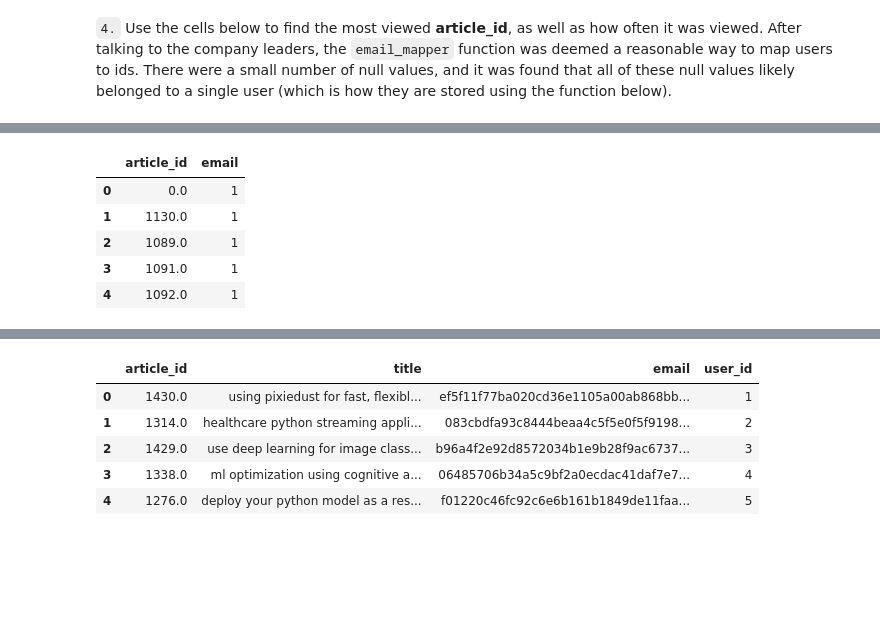
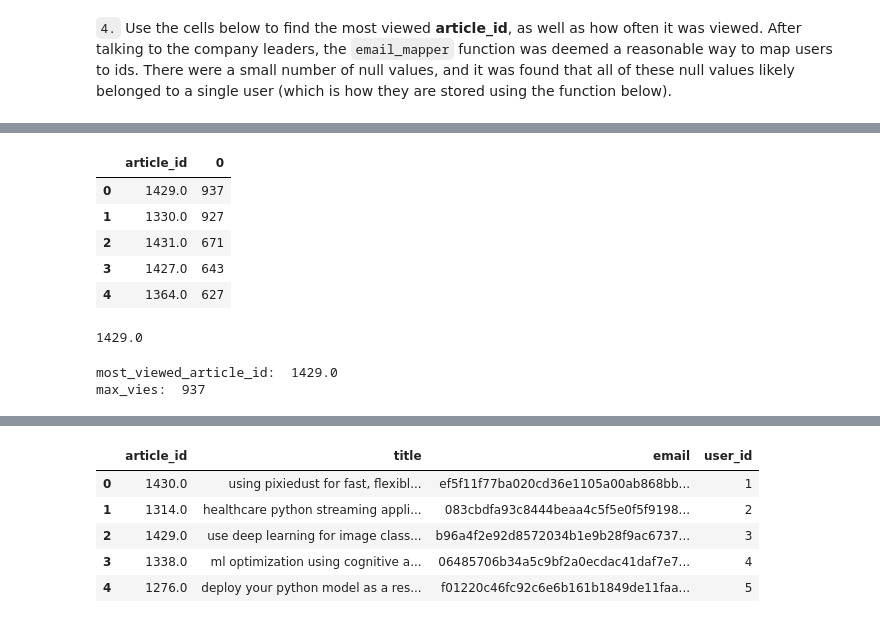
Before and after one commit to bvcmartins/recommendations_IBM, a Jupyter notebook: recommendations.ipynb, the cells around one changed output, grey strips where cells are left out. Saved outputs shown, nothing was run; the diff lists cells and outputs as text; code cells hidden in the pictures; blank space fills up the shorter version.

```diff
--- a/recommendations.ipynb
+++ b/recommendations.ipynb
@@ -253,14 +230,22 @@ user_article_interactions
 # %%
-top5 = df_merge.groupby('article_id').agg({'email':'size'}).sort_values('email', ascending=False).\
-reset_index().head()
-top5
+df_articles = df.groupby('article_id').size().sort_values(ascending=False).reset_index()
+df_articles.head()
 # %% [output]
-|  | article_id | email |
-| 0 | 0.0 | 1 |
-| 1 | 1130.0 | 1 |
-| 2 | 1089.0 | 1 |
-| 3 | 1091.0 | 1 |
-| 4 | 1092.0 | 1 |
+|  | article_id | 0 |
+| 0 | 1429.0 | 937 |
+| 1 | 1330.0 | 927 |
+| 2 | 1431.0 | 671 |
+| 3 | 1427.0 | 643 |
+| 4 | 1364.0 | 627 |
+# %%
+df_articles.iloc[0,0]
+# %% [output]
+1429.0
 # %%
-most_viewed_article_id = str(top5.iloc[0,0]) # The most viewed article in the dataset as a string with one value following the decimal
-max_views = top5.iloc[0,1] # The most viewed article in the dataset was viewed how many times?
+most_viewed_article_id = str(df_articles.iloc[0,0]) # The most viewed article in the dataset as a string with one value following the decimal
+max_views = df_articles.iloc[0,1] # The most viewed article in the dataset was viewed how many times?
+print('most_viewed_article_id: ', most_viewed_article_id)
+print('max_vies: ', max_views)
+# %% [output]
+most_viewed_article_id:  1429.0
+max_vies:  937
```
Also changed, not shown: parts of 82 cells of this notebook.
